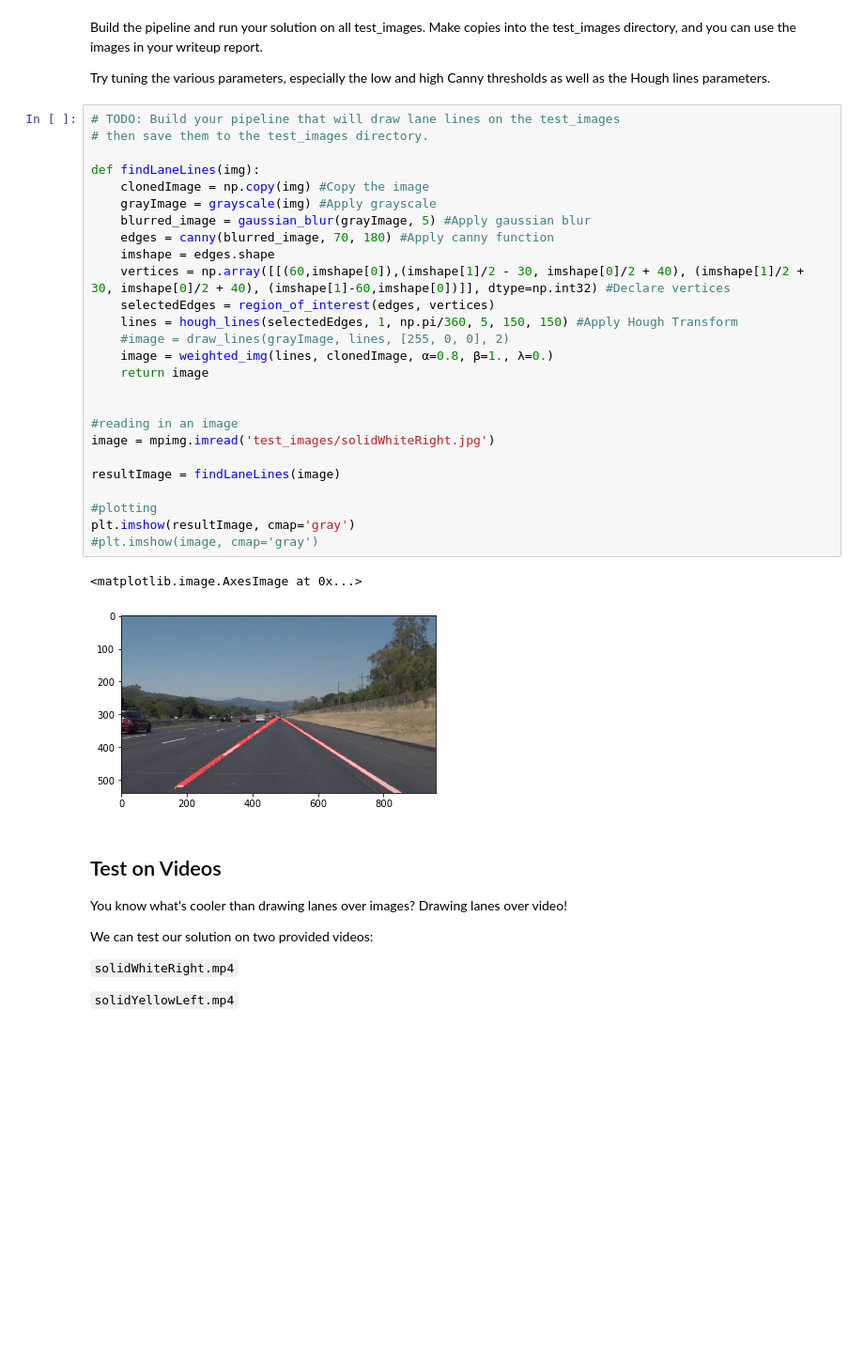
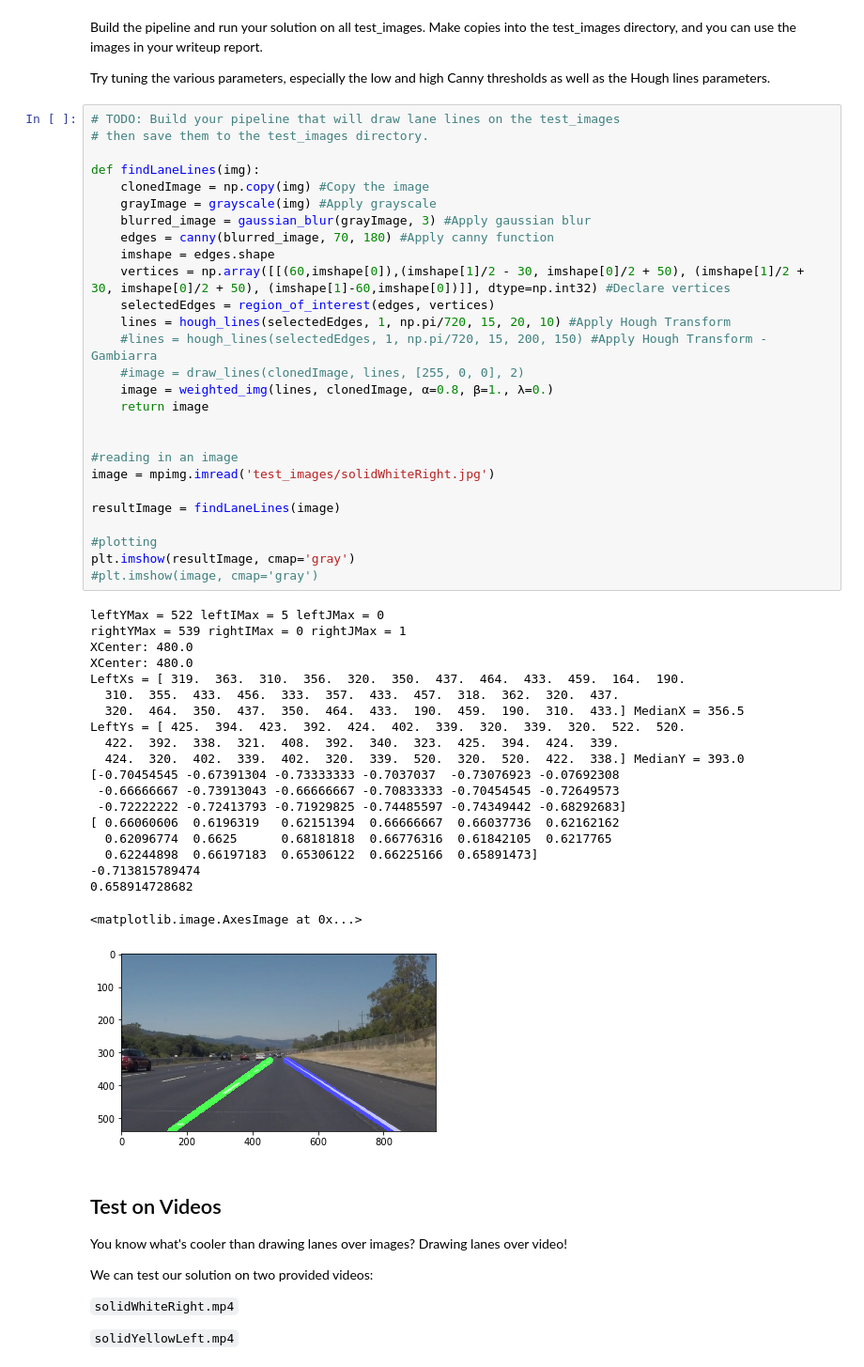
Before and after one commit to PedroKlisley/CarND-P1-FindLaneLines, a Jupyter notebook: P1.ipynb, the cells around one changed output. Shown at 94% size. Drawn from its saved outputs; the diff is of its cells as text; blank space fills up the shorter version.

Commit message:
Lines identified with some tremor - good for white and yellow line tests and bad for challenge test

```diff
--- a/P1.ipynb
+++ b/P1.ipynb
@@ -206,32 +378,51 @@ Try tuning the various parameters, especially the low and high Canny thresholds
 # %%
 # TODO: Build your pipeline that will draw lane lines on the test_images
 # then save them to the test_images directory.
 
 def findLaneLines(img):
     clonedImage = np.copy(img) #Copy the image
     grayImage = grayscale(img) #Apply grayscale
-    blurred_image = gaussian_blur(grayImage, 5) #Apply gaussian blur
+    blurred_image = gaussian_blur(grayImage, 3) #Apply gaussian blur
     edges = canny(blurred_image, 70, 180) #Apply canny function
     imshape = edges.shape
-    vertices = np.array([[(60,imshape[0]),(imshape[1]/2 - 30, imshape[0]/2 + 40), (imshape[1]/2 + 30, imshape[0]/2 + 40), (imshape[1]-60,imshape[0])]], dtype=np.int32) #Declare vertices
+    vertices = np.array([[(60,imshape[0]),(imshape[1]/2 - 30, imshape[0]/2 + 50), (imshape[1]/2 + 30, imshape[0]/2 + 50), (imshape[1]-60,imshape[0])]], dtype=np.int32) #Declare vertices
     selectedEdges = region_of_interest(edges, vertices)
-    lines = hough_lines(selectedEdges, 1, np.pi/360, 5, 150, 150) #Apply Hough Transform
-    #image = draw_lines(grayImage, lines, [255, 0, 0], 2)
+    lines = hough_lines(selectedEdges, 1, np.pi/720, 15, 20, 10) #Apply Hough Transform
+    #lines = hough_lines(selectedEdges, 1, np.pi/720, 15, 200, 150) #Apply Hough Transform - Gambiarra
+    #image = draw_lines(clonedImage, lines, [255, 0, 0], 2)
     image = weighted_img(lines, clonedImage, α=0.8, β=1., λ=0.)
     return image
 
 
 #reading in an image
 image = mpimg.imread('test_images/solidWhiteRight.jpg')
 
 resultImage = findLaneLines(image)
 
 #plotting
 plt.imshow(resultImage, cmap='gray')
 #plt.imshow(image, cmap='gray')
 # %% [output]
-<matplotlib.image.AxesImage at 0x...>
+leftYMax = 522 leftIMax = 5 leftJMax = 0
+rightYMax = 539 rightIMax = 0 rightJMax = 1
+XCenter: 480.0
+XCenter: 480.0
+LeftXs = [ 319.  363.  310.  356.  320.  350.  437.  464.  433.  459.  164.  190.
+  310.  355.  433.  456.  333.  357.  433.  457.  318.  362.  320.  437.
+  320.  464.  350.  437.  350.  464.  433.  190.  459.  190.  310.  433.] MedianX = 356.5
+LeftYs = [ 425.  394.  423.  392.  424.  402.  339.  320.  339.  320.  522.  520.
+  422.  392.  338.  321.  408.  392.  340.  323.  425.  394.  424.  339.
+  424.  320.  402.  339.  402.  320.  339.  520.  320.  520.  422.  338.] MedianY = 393.0
+[-0.70454545 -0.67391304 -0.73333333 -0.7037037  -0.73076923 -0.07692308
+ -0.66666667 -0.73913043 -0.66666667 -0.70833333 -0.70454545 -0.72649573
+ -0.72222222 -0.72413793 -0.71929825 -0.74485597 -0.74349442 -0.68292683]
+[ 0.66060606  0.6196319   0.62151394  0.66666667  0.66037736  0.62162162
+  0.62096774  0.6625      0.68181818  0.66776316  0.61842105  0.6217765
+  0.62244898  0.66197183  0.65306122  0.66225166  0.65891473]
+-0.713815789474
+0.658914728682
+<matplotlib.image.AxesImage at 0x...>
-[figure, old version]
+[figure, new version]
 # %% [markdown]
 ## Test on Videos
 
```
Also changed, not shown: parts of 9 cells of this notebook, 3 other files.
